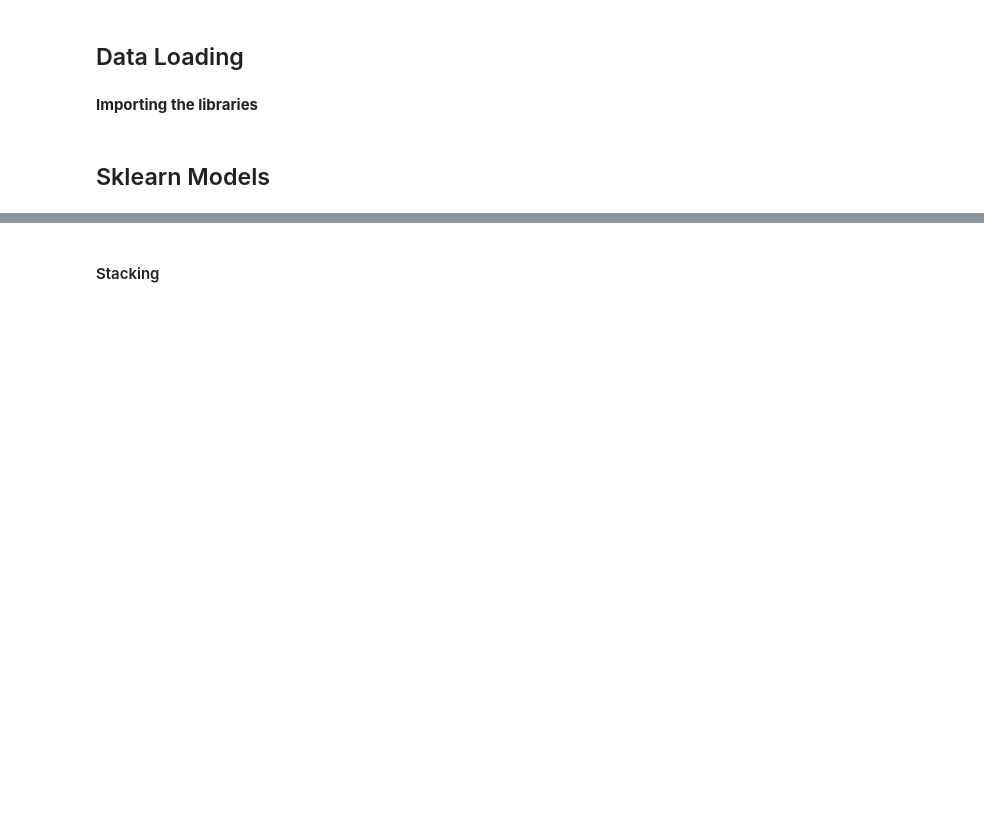
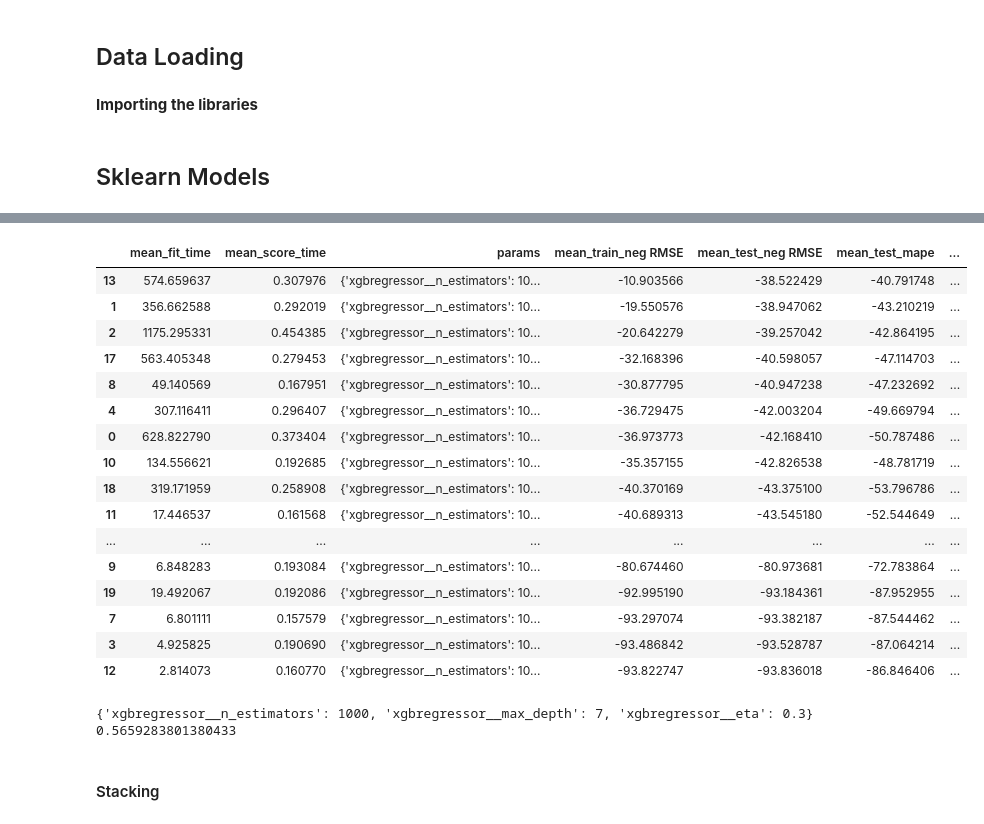
Before and after one commit to utkarshsaboo45/WiDS_climate_change, a Jupyter notebook: model.ipynb, the cells around one changed output, grey strips where cells are left out. Drawn from its saved outputs; the diff is of its cells as text; code cells hidden in the pictures; blank space fills up the shorter version.

```diff
--- a/model.ipynb
+++ b/model.ipynb
@@ -59,10 +59,10 @@ from torch.nn import MSELoss
 import torch.utils.data as data
 from torch import nn
 # %%
-train_path = "../input/wids2022/train.csv"
-test_path = "../input/wids2022/test.csv"
-# train_path = "data/train.csv"
-# test_path = "data/test.csv"
+# train_path = "../input/wids2022/train.csv"
+# test_path = "../input/wids2022/test.csv"
+train_path = "data/train.csv"
+test_path = "data/test.csv"
 # %%
 class Dataprep(Dataset):
 
@@ -486,0 +548,2 @@ random_search_xgb = RandomizedSearchCV(
+# %%
+random_search_xgb.fit(feature_set.X_train_raw, feature_set.y_train)
@@ -487,16 +568,41 @@ random_search_xgb = RandomizedSearchCV(
 # %%
-# pd.DataFrame(random_search.cv_results_)[[
-#         "mean_fit_time",
-#         "mean_score_time",
-#         "param_ridge__alpha",
-#         "mean_train_neg RMSE",
-#         "std_train_neg RMSE",
-#         "mean_test_mape",
-#         "mean_train_mape",
-#         "mean_test_r2",
-#         "mean_train_r2"
-#     ]
-# ].sort_values(by='mean_test_r2', ascending=False)
+# pd.DataFrame(random_search_xgb.cv_results_)
+pd.DataFrame(random_search_xgb.cv_results_)[[
+        "mean_fit_time",
+        "mean_score_time",
+        "params",
+        "mean_train_neg RMSE",
+        "mean_test_neg RMSE",
+        "mean_test_mape",
+        "mean_train_mape",
+        "mean_test_r2",
+        "mean_train_r2"
+    ]
+].sort_values(by="mean_test_r2", ascending=False)
+# %% [output]
+|  | mean_fit_time | mean_score_time | params | mean_train_neg RMSE | mean_test_neg RMSE | mean_test_mape | ... |
+| 13 | 574.659637 | 0.307976 | {'xgbregressor__n_estimators': 10... | -10.903566 | -38.522429 | -40.791748 | ... |
+| 1 | 356.662588 | 0.292019 | {'xgbregressor__n_estimators': 10... | -19.550576 | -38.947062 | -43.210219 | ... |
+| 2 | 1175.295331 | 0.454385 | {'xgbregressor__n_estimators': 10... | -20.642279 | -39.257042 | -42.864195 | ... |
+| 17 | 563.405348 | 0.279453 | {'xgbregressor__n_estimators': 10... | -32.168396 | -40.598057 | -47.114703 | ... |
+| 8 | 49.140569 | 0.167951 | {'xgbregressor__n_estimators': 10... | -30.877795 | -40.947238 | -47.232692 | ... |
+| 4 | 307.116411 | 0.296407 | {'xgbregressor__n_estimators': 10... | -36.729475 | -42.003204 | -49.669794 | ... |
+| 0 | 628.822790 | 0.373404 | {'xgbregressor__n_estimators': 10... | -36.973773 | -42.168410 | -50.787486 | ... |
+| 10 | 134.556621 | 0.192685 | {'xgbregressor__n_estimators': 10... | -35.357155 | -42.826538 | -48.781719 | ... |
+| 18 | 319.171959 | 0.258908 | {'xgbregressor__n_estimators': 10... | -40.370169 | -43.375100 | -53.796786 | ... |
+| 11 | 17.446537 | 0.161568 | {'xgbregressor__n_estimators': 10... | -40.689313 | -43.545180 | -52.544649 | ... |
+| ... | ... | ... | ... | ... | ... | ... | ... |
+| 9 | 6.848283 | 0.193084 | {'xgbregressor__n_estimators': 10... | -80.674460 | -80.973681 | -72.783864 | ... |
+| 19 | 19.492067 | 0.192086 | {'xgbregressor__n_estimators': 10... | -92.995190 | -93.184361 | -87.952955 | ... |
+| 7 | 6.801111 | 0.157579 | {'xgbregressor__n_estimators': 10... | -93.297074 | -93.382187 | -87.544462 | ... |
+| 3 | 4.925825 | 0.190690 | {'xgbregressor__n_estimators': 10... | -93.486842 | -93.528787 | -87.064214 | ... |
+| 12 | 2.814073 | 0.160770 | {'xgbregressor__n_estimators': 10... | -93.822747 | -93.836018 | -86.846406 | ... |
+# %%
+print(random_search_xgb.best_params_)
+print(random_search_xgb.best_score_)
+# %% [output]
+{'xgbregressor__n_estimators': 1000, 'xgbregressor__max_depth': 7, 'xgbregressor__eta': 0.3}
+0.5659283801380433
 # %% [markdown]
 #### Stacking
 # %%
```
Also changed, not shown: parts of 19 cells of this notebook.
